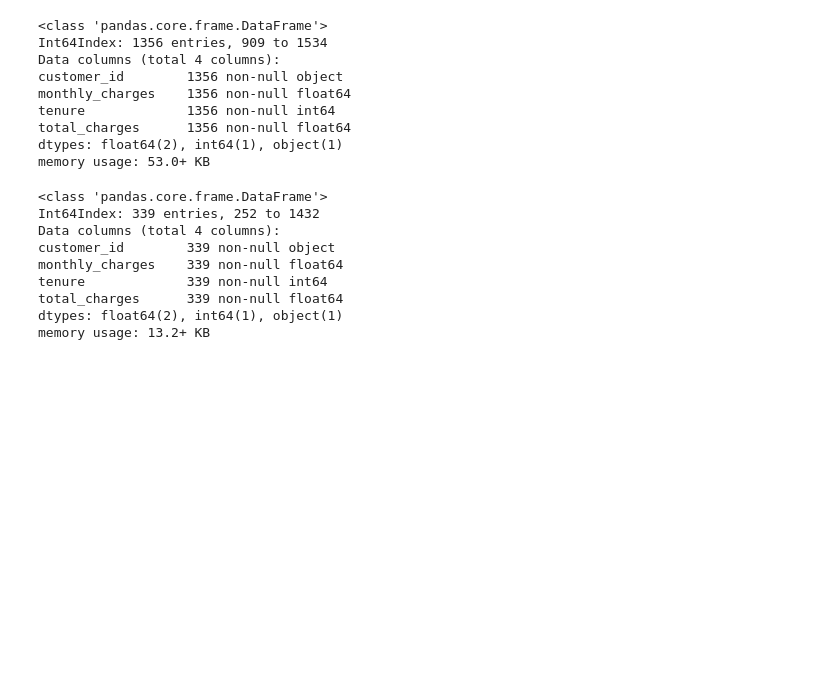
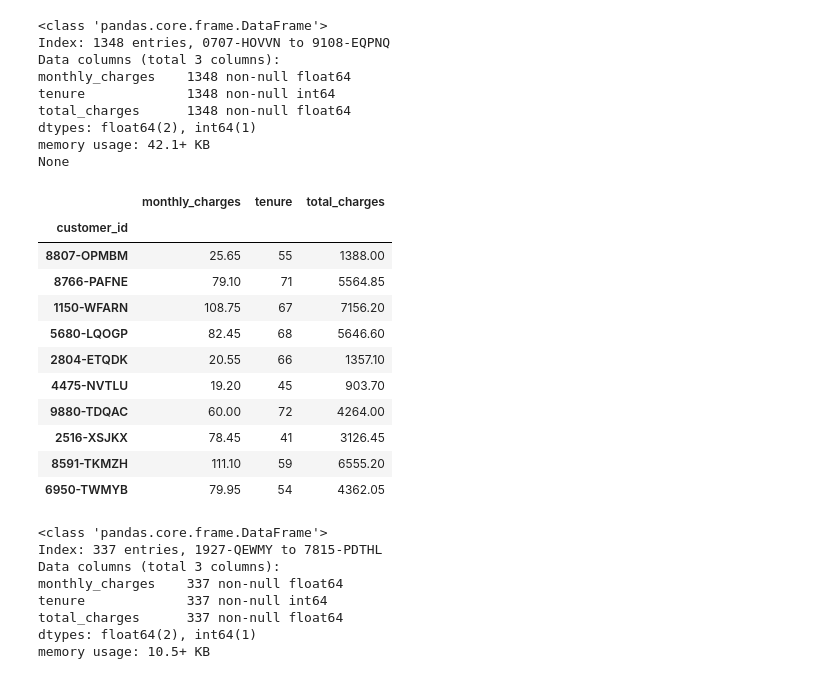
Before and after one commit to kjeliasen/ds-methodologies-exercises, a Jupyter notebook: regression/Split_scale_demo.ipynb, the cells around one changed output. Saved outputs shown, nothing was run; the diff lists cells and outputs as text; code cells hidden in the pictures; blank space fills up the shorter version.

```diff
--- a/regression/Split_scale_demo.ipynb
+++ b/regression/Split_scale_demo.ipynb
@@ -27,0 +28,2 @@ memory usage: 66.2+ KB
+# %%
+df = df.set_index('customer_id')
@@ -28,26 +42,38 @@ memory usage: 66.2+ KB
 # %%
 train, test = train_test_split(df, train_size = .80, random_state = 123)
-# %%
-train.info()
-# %% [output]
-<class 'pandas.core.frame.DataFrame'>
-Int64Index: 1356 entries, 909 to 1534
-Data columns (total 4 columns):
-customer_id        1356 non-null object
-monthly_charges    1356 non-null float64
-tenure             1356 non-null int64
-total_charges      1356 non-null float64
-dtypes: float64(2), int64(1), object(1)
-memory usage: 53.0+ KB
+# %%
+print(train.info())
+train.sample(10)
+# %% [output]
+<class 'pandas.core.frame.DataFrame'>
+Index: 1348 entries, 0707-HOVVN to 9108-EQPNQ
+Data columns (total 3 columns):
+monthly_charges    1348 non-null float64
+tenure             1348 non-null int64
+total_charges      1348 non-null float64
+dtypes: float64(2), int64(1)
+memory usage: 42.1+ KB
+None
+|  | monthly_charges | tenure | total_charges |
+| customer_id |  |  |  |
+| 8807-OPMBM | 25.65 | 55 | 1388.00 |
+| 8766-PAFNE | 79.10 | 71 | 5564.85 |
+| 1150-WFARN | 108.75 | 67 | 7156.20 |
+| 5680-LQOGP | 82.45 | 68 | 5646.60 |
+| 2804-ETQDK | 20.55 | 66 | 1357.10 |
+| 4475-NVTLU | 19.20 | 45 | 903.70 |
+| 9880-TDQAC | 60.00 | 72 | 4264.00 |
+| 2516-XSJKX | 78.45 | 41 | 3126.45 |
+| 8591-TKMZH | 111.10 | 59 | 6555.20 |
+| 6950-TWMYB | 79.95 | 54 | 4362.05 |
 # %%
 test.info()
 # %% [output]
 <class 'pandas.core.frame.DataFrame'>
-Int64Index: 339 entries, 252 to 1432
-Data columns (total 4 columns):
-customer_id        339 non-null object
-monthly_charges    339 non-null float64
-tenure             339 non-null int64
-total_charges      339 non-null float64
-dtypes: float64(2), int64(1), object(1)
-memory usage: 13.2+ KB
+Index: 337 entries, 1927-QEWMY to 7815-PDTHL
+Data columns (total 3 columns):
+monthly_charges    337 non-null float64
+tenure             337 non-null int64
+total_charges      337 non-null float64
+dtypes: float64(2), int64(1)
+memory usage: 10.5+ KB
```
Also changed, not shown: parts of 26 cells of this notebook, 2 other files.
